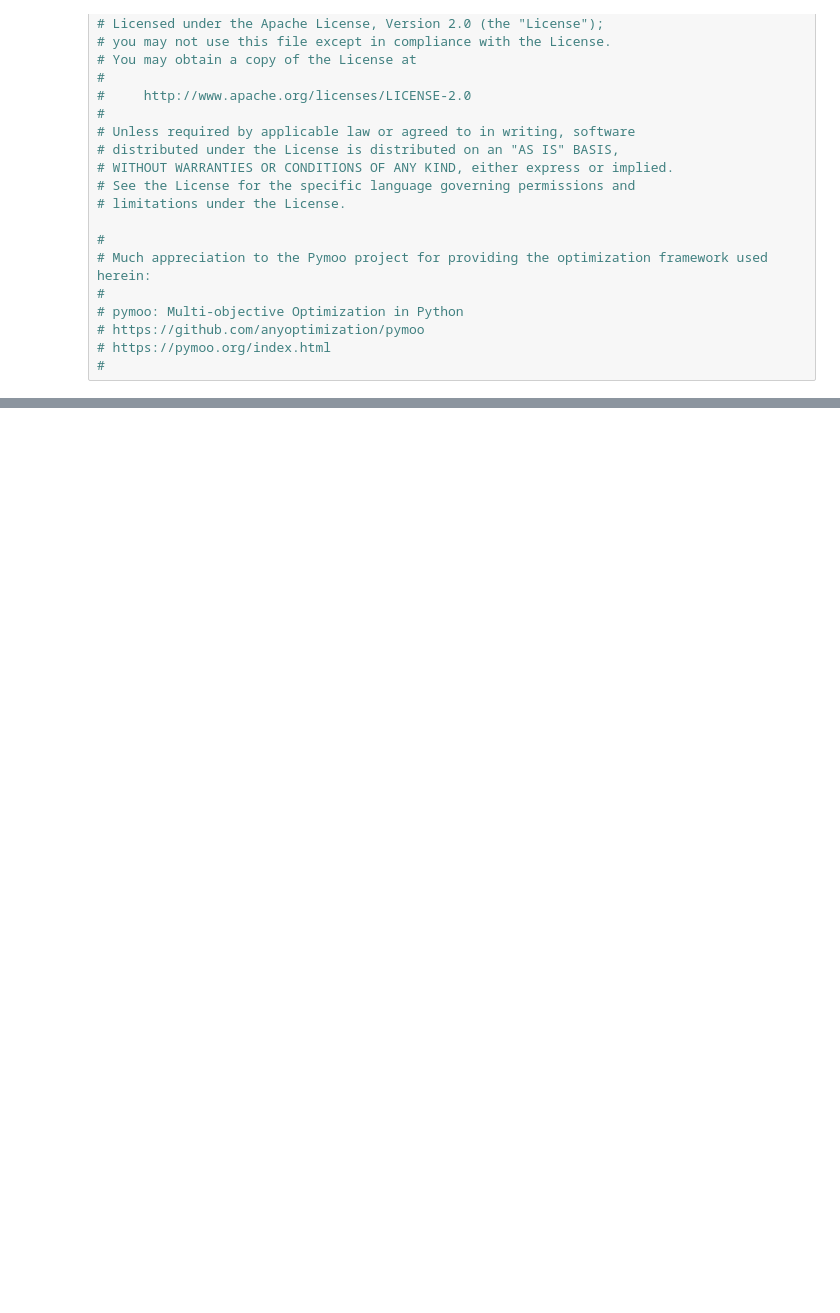
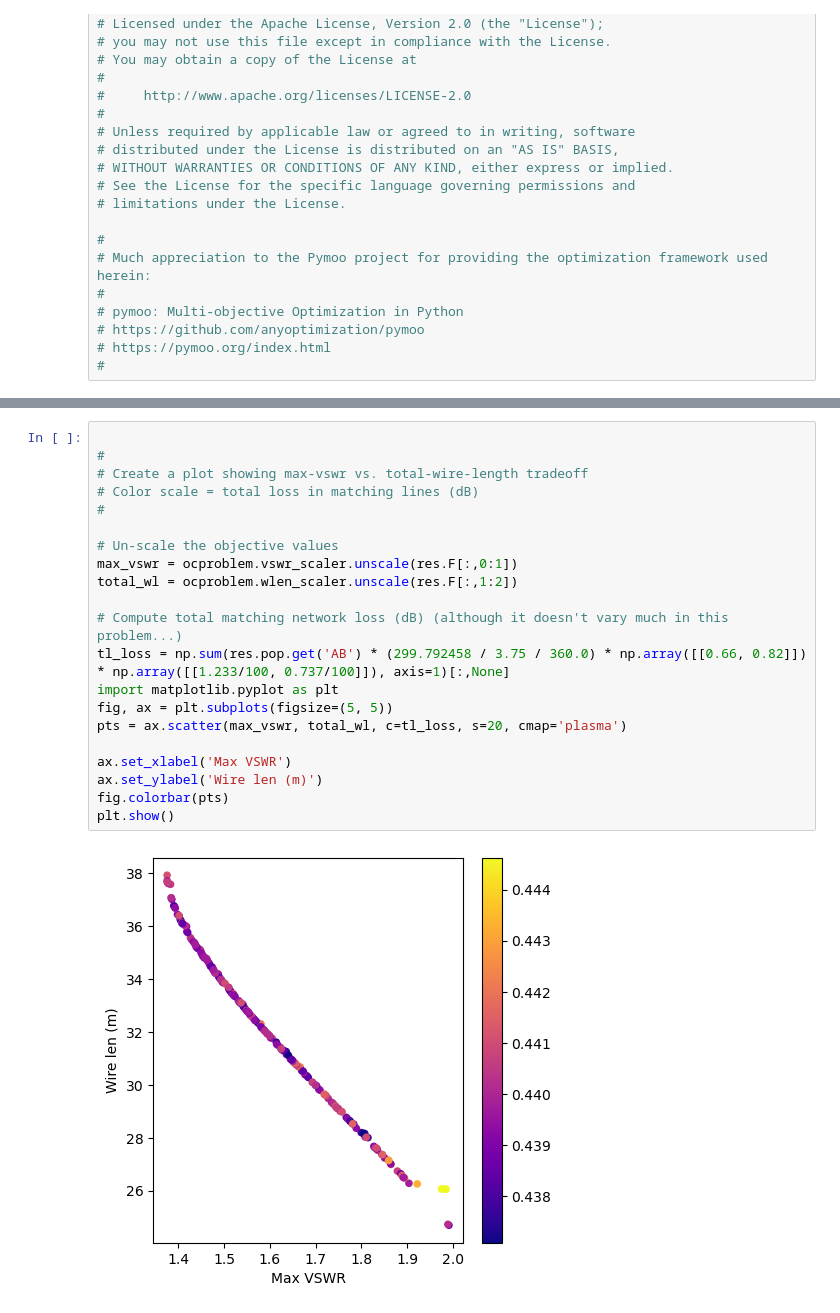
Before and after one commit to flatos/nec5toolkit, a Jupyter notebook: Wire Antennas/051_Broadband_80m_Antennas_Part_2.ipynb, the cells around one changed output, grey strips where cells are left out. Cells and saved outputs as stored; diff of their text form; blank space fills up the shorter version.

```diff
--- a/Wire Antennas/051_Broadband_80m_Antennas_Part_2.ipynb
+++ b/Wire Antennas/051_Broadband_80m_Antennas_Part_2.ipynb
@@ -38,0 +238,23 @@ Thanks to the folks at the Pymoo project ("Python Multi-objective Optimization")
+# %%
+
+#
+# Create a plot showing max-vswr vs. total-wire-length tradeoff
+# Color scale = total loss in matching lines (dB)
+#
+
+# Un-scale the objective values
+max_vswr = ocproblem.vswr_scaler.unscale(res.F[:,0:1])
+total_wl = ocproblem.wlen_scaler.unscale(res.F[:,1:2])
+
+# Compute total matching network loss (dB) (although it doesn't vary much in this problem...)
+tl_loss = np.sum(res.pop.get('AB') * (299.792458 / 3.75 / 360.0) * np.array([[0.66, 0.82]]) * np.array([[1.233/100, 0.737/100]]), axis=1)[:,None]
+import matplotlib.pyplot as plt
+fig, ax = plt.subplots(figsize=(5, 5))
+pts = ax.scatter(max_vswr, total_wl, c=tl_loss, s=20, cmap='plasma')
+
+ax.set_xlabel('Max VSWR')
+ax.set_ylabel('Wire len (m)')
+fig.colorbar(pts)
+plt.show()
+# %% [output]
+[figure, added]
```
Also changed, not shown: parts of 8 cells of this notebook, 6 other files.
